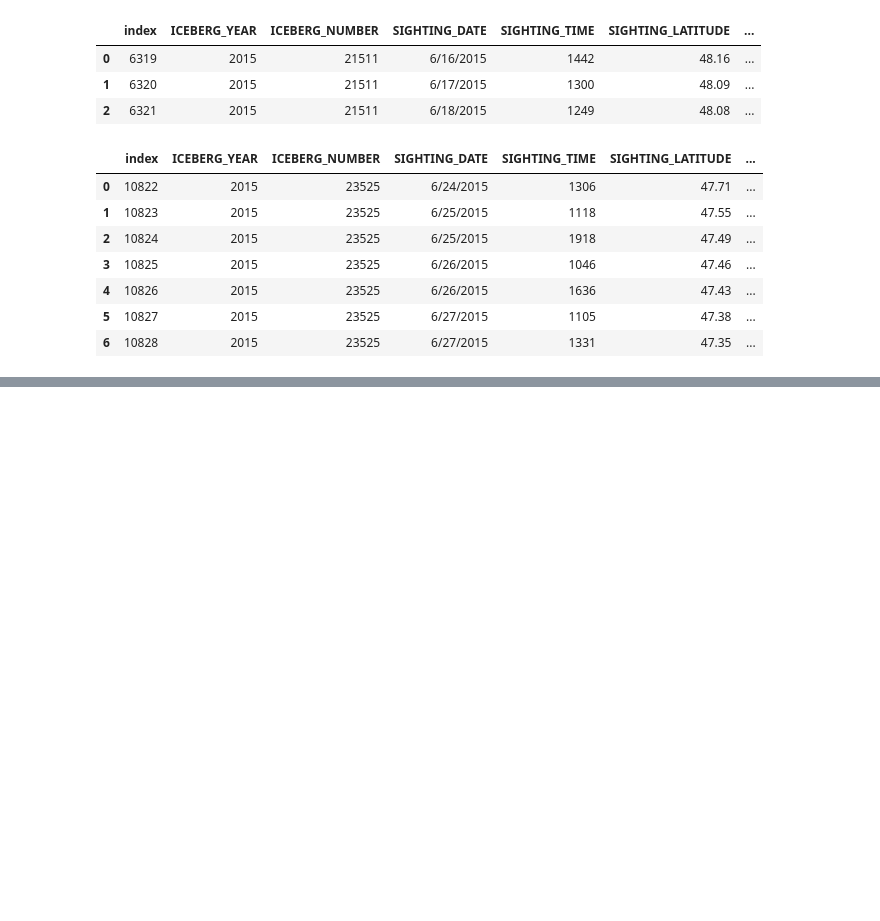
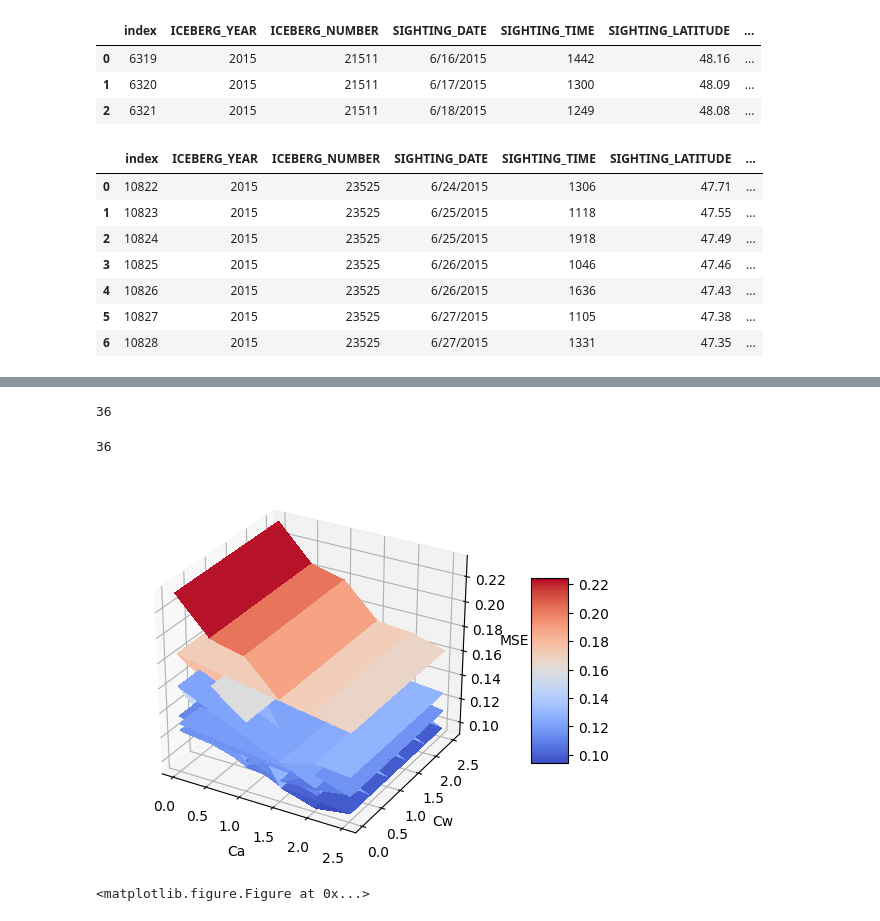
Before and after one commit to evankielley/IceDEF, a Jupyter notebook: notebooks/optimized_turnbull_driver.ipynb, the cells around one changed output, grey strips where cells are left out. Cells and saved outputs as stored; diff of their text form; code cells hidden in the pictures; blank space fills up the shorter version.

Commit message:
added TNC optimization that doesn't do much and a couple functions to make a surface plot of the turnbull_drift MSE over several values of Ca and Cw

```diff
--- a/notebooks/optimized_turnbull_driver.ipynb
+++ b/notebooks/optimized_turnbull_driver.ipynb
@@ -194,0 +211,40 @@ minimize(optimize_turnbull,
+# %%
+surf_plot_data = get_surf_plot_data(optimize_turnbull)
+# %%
+len(surf_plot_data['fval'])
+# %% [output]
+36
+# %%
+len(surf_plot_data['Ca'])
+# %% [output]
+36
+# %%
+def make_surf_plot(surf_plot_data):
+    from mpl_toolkits.mplot3d import Axes3D
+    from matplotlib import cm
+
+    fig = plt.figure()
+    ax = fig.gca(projection='3d')
+
+    X = surf_plot_data['Ca']
+    Y = surf_plot_data['Cw']
+    X, Y = np.meshgrid(X,Y)
+    #lb = 0.01; ub = 2.5; inc = 0.5
+    #X = np.arange(lb, ub+inc, inc)
+    #Y = np.arange(lb, ub+inc, inc)
+    #X, Y = np.meshgrid(Ca, Cw)
+    Z = surf_plot_data['fval']
+
+    surf = ax.plot_surface(X, Y, Z, cmap=cm.coolwarm, linewidth=0, antialiased=False)
+    fig.colorbar(surf, shrink=0.5, aspect=5)
+
+    ax.set_xlabel('Ca')
+    ax.set_ylabel('Cw')
+    ax.set_zlabel('MSE')
+    plt.show()
+    plt.savefig('plots/surf_plot.png')
+# %%
+make_surf_plot(surf_plot_data)
+# %% [output]
+[figure, added]
+<matplotlib.figure.Figure at 0x...>
```
Also changed, not shown: parts of 7 cells of this notebook.
